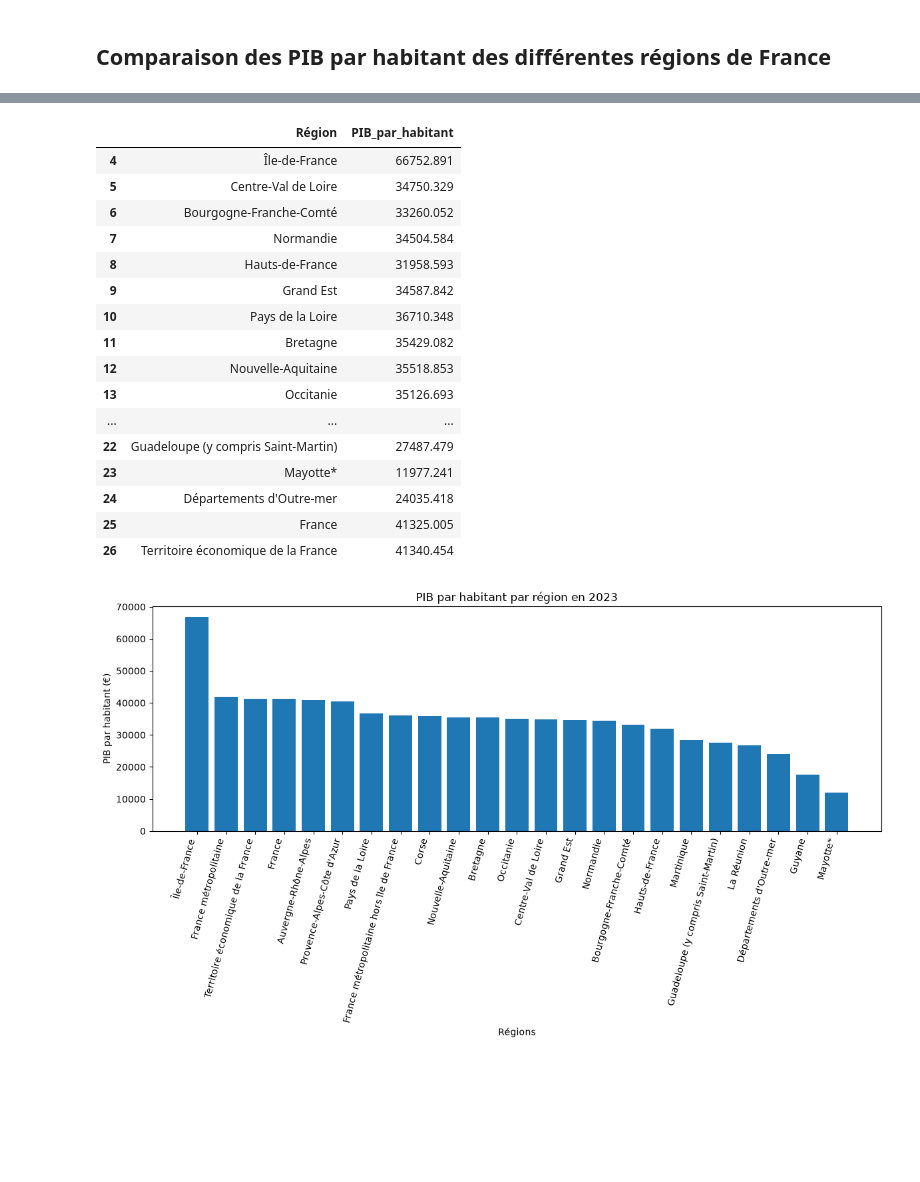
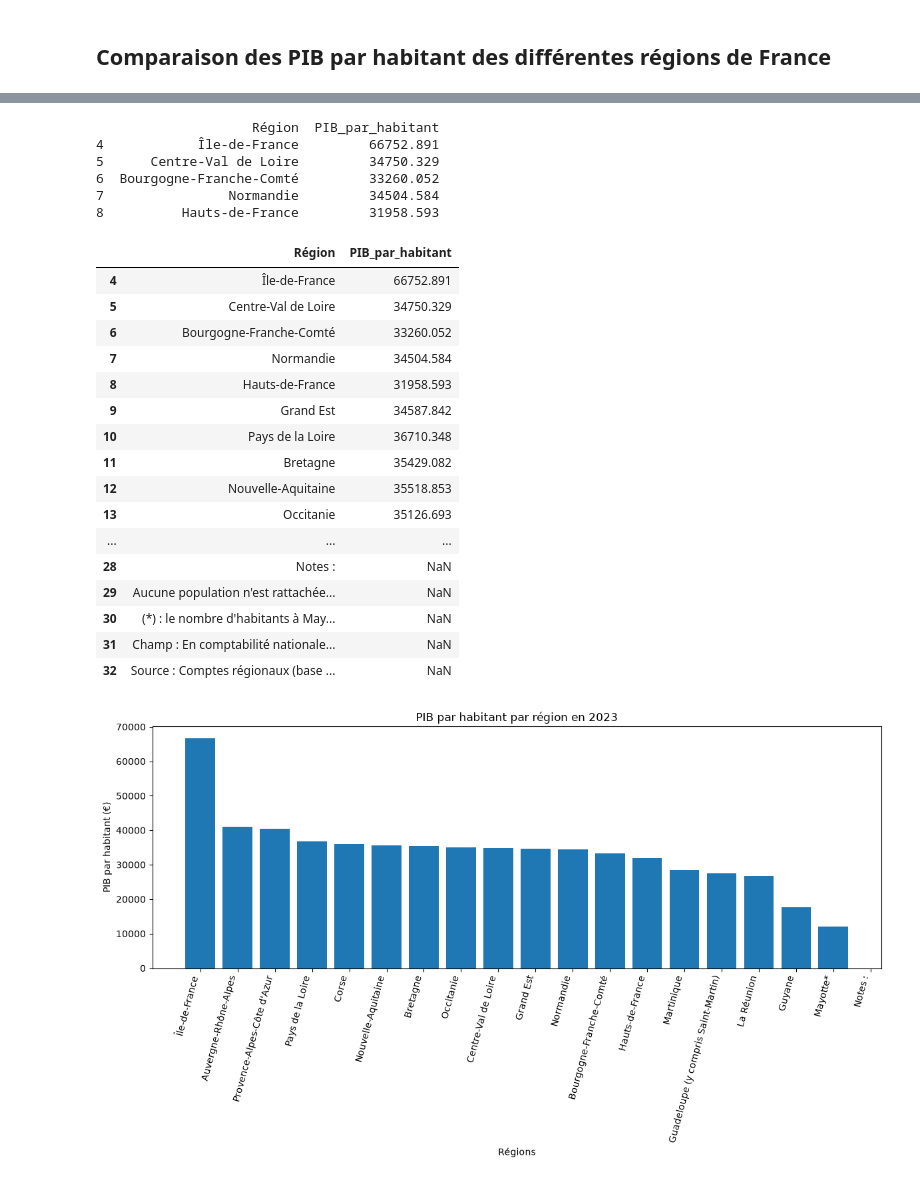
Before and after one commit to ehlld/projet-python-sante, a Jupyter notebook: projet.ipynb, the cells around one changed output, grey strips where cells are left out. Saved outputs shown, nothing was run; the diff lists cells and outputs as text; code cells hidden in the pictures; blank space fills up the shorter version.

```diff
--- a/projet.ipynb
+++ b/projet.ipynb
@@ -37,8 +15,19 @@ display(pib.tail())
+# %%
+pib_brut = projet.extract_pib_brut()
+pib = processing.prepare_pib_data(pib_brut)
+pib_2023 = processing.extract_pib_2023(pib)
+
+print(pib_2023.head())
+# %% [output]
+                    Région  PIB_par_habitant
+4            Île-de-France         66752.891
+5      Centre-Val de Loire         34750.329
+6  Bourgogne-Franche-Comté         33260.052
+7                Normandie         34504.584
+8          Hauts-de-France         31958.593
 # %%
 # Sélectionner les données de 2023
-pib_2023 = pib[["Région", 2023.0]].copy()
-pib_2023 = pib_2023.rename(columns={2023.0: "PIB_par_habitant"})
-
+pib_2023 = processing.extract_pib_2023(pib)
 display(pib_2023)
 # %% [output]
 |  | Région | PIB_par_habitant |
@@ -53,23 +42,13 @@ display(pib_2023)
 | 12 | Nouvelle-Aquitaine | 35518.853 |
 | 13 | Occitanie | 35126.693 |
 | ... | ... | ... |
-| 22 | Guadeloupe (y compris Saint-Martin) | 27487.479 |
-| 23 | Mayotte* | 11977.241 |
-| 24 | Départements d'Outre-mer | 24035.418 |
-| 25 | France | 41325.005 |
-| 26 | Territoire économique de la France | 41340.454 |
+| 28 | Notes : | NaN |
+| 29 | Aucune population n'est rattachée... | NaN |
+| 30 | (*) : le nombre d'habitants à May... | NaN |
+| 31 | Champ : En comptabilité nationale... | NaN |
+| 32 | Source : Comptes régionaux (base ... | NaN |
 # %%
-classement_2023 = pib_2023.sort_values( by="PIB_par_habitant", ascending=False )
-
-plt.figure(figsize=(12, 7))
-
-plt.bar( classement_2023["Région"], classement_2023["PIB_par_habitant"])
-
-plt.title("PIB par habitant par région en 2023")
-plt.xlabel("Régions")
-plt.ylabel("PIB par habitant (€)")
-plt.xticks(rotation=75, ha="right")
-plt.tight_layout()
-plt.show()
+classement_2023 = analyse_descriptive.classement_regions( pib_2023, "PIB_par_habitant")
+visualisation.plot_pib_regions(classement_2023)
 # %% [output]
-[figure, old version]
+[figure, new version]
```
Also changed, not shown: parts of 4 cells of this notebook, 4 other files.
